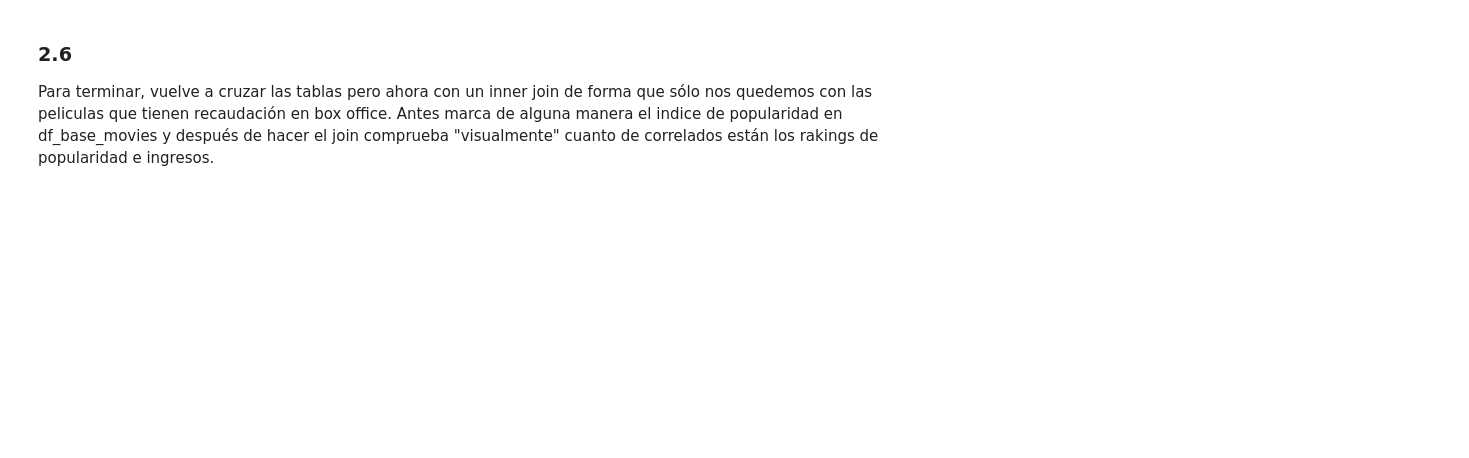
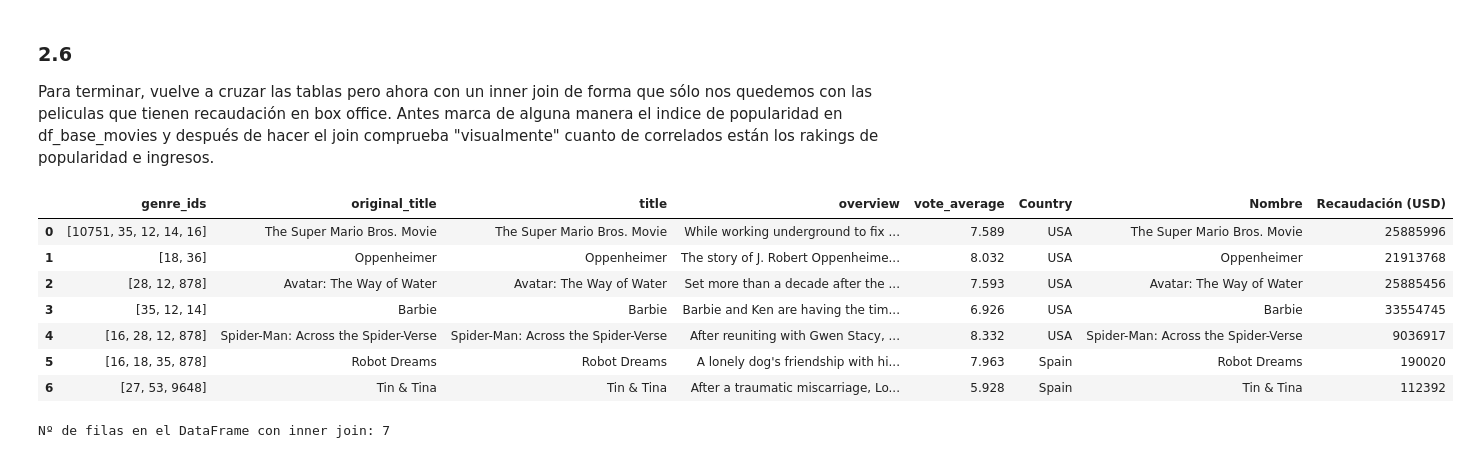
Before and after one commit to Emigarsan/DS-Online-Emilio-Garrote, a Jupyter notebook: Sprints/03_Data_Analysis/Sprint_06/Unidad_02_Procesado_Datos_Externos_Web_Scraping_APIs/03_Practica_Obligatoria/18_Practica_Obligatoria_Web_Scraping_APIs.ipynb, the cells around one changed output. Cells and saved outputs as stored; diff of their text form; code cells hidden in the pictures; blank space fills up the shorter version.

```diff
--- a/Sprints/03_Data_Analysis/Sprint_06/Unidad_02_Procesado_Datos_Externos_Web_Scraping_APIs/03_Practica_Obligatoria/18_Practica_Obligatoria_Web_Scraping_APIs.ipynb
+++ b/Sprints/03_Data_Analysis/Sprint_06/Unidad_02_Procesado_Datos_Externos_Web_Scraping_APIs/03_Practica_Obligatoria/18_Practica_Obligatoria_Web_Scraping_APIs.ipynb
@@ -461,3 +521,17 @@ Muestra las películas españolas para las que sí hay información de ingresos.
 # %% [markdown]
 ### 2.6
 Para terminar, vuelve a cruzar las tablas pero ahora con un inner join de forma que sólo nos quedemos con las peliculas que tienen recaudación en box office. Antes marca de alguna manera el indice de popularidad en df_base_movies y después de hacer el join comprueba "visualmente" cuanto de correlados están los rakings de popularidad e ingresos.
+# %%
+df_unidas_inner = df_base_movies.merge(df_mojo, left_on='original_title', right_on='Nombre', how='inner')
+display(df_unidas_inner)
+print(f"Nº de filas en el DataFrame con inner join: {len(df_unidas_inner)}")
+# %% [output]
+|  | genre_ids | original_title | title | overview | vote_average | Country | Nombre | Recaudación (USD) |
+| 0 | [10751, 35, 12, 14, 16] | The Super Mario Bros. Movie | The Super Mario Bros. Movie | While working underground to fix ... | 7.589 | USA | The Super Mario Bros. Movie | 25885996 |
+| 1 | [18, 36] | Oppenheimer | Oppenheimer | The story of J. Robert Oppenheime... | 8.032 | USA | Oppenheimer | 21913768 |
+| 2 | [28, 12, 878] | Avatar: The Way of Water | Avatar: The Way of Water | Set more than a decade after the ... | 7.593 | USA | Avatar: The Way of Water | 25885456 |
+| 3 | [35, 12, 14] | Barbie | Barbie | Barbie and Ken are having the tim... | 6.926 | USA | Barbie | 33554745 |
+| 4 | [16, 28, 12, 878] | Spider-Man: Across the Spider-Verse | Spider-Man: Across the Spider-Verse | After reuniting with Gwen Stacy, ... | 8.332 | USA | Spider-Man: Across the Spider-Verse | 9036917 |
+| 5 | [16, 18, 35, 878] | Robot Dreams | Robot Dreams | A lonely dog's friendship with hi... | 7.963 | Spain | Robot Dreams | 190020 |
+| 6 | [27, 53, 9648] | Tin & Tina | Tin & Tina | After a traumatic miscarriage, Lo... | 5.928 | Spain | Tin & Tina | 112392 |
+Nº de filas en el DataFrame con inner join: 7
```
Also changed, not shown: parts of 17 cells of this notebook.
